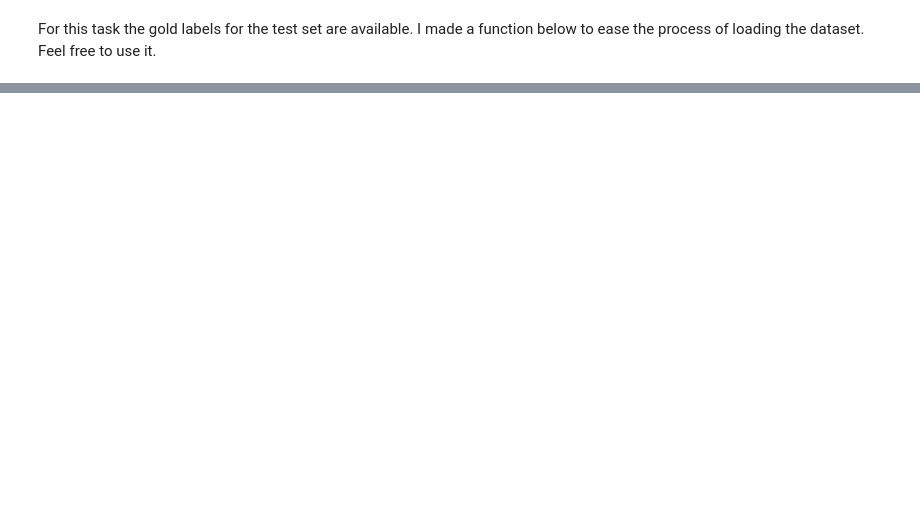
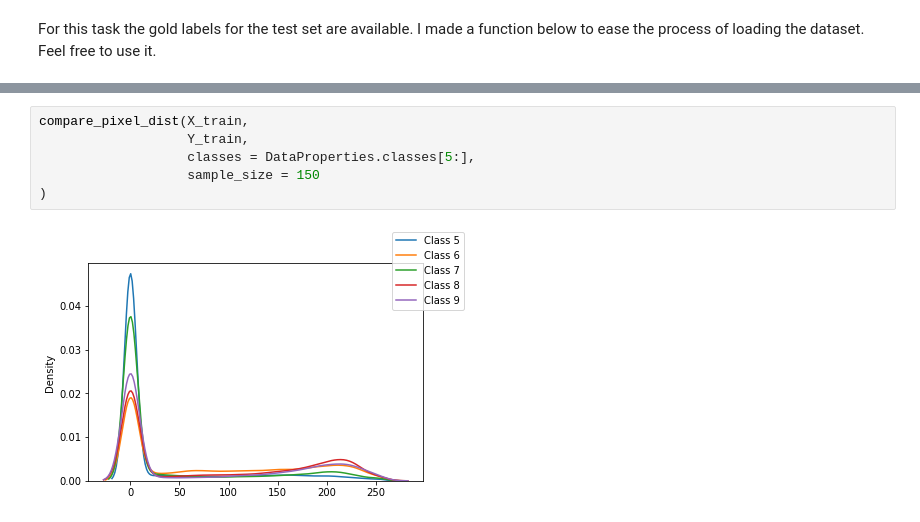
Before and after one commit to PashaIanko/ClothesClassifier, a Jupyter notebook: main.ipynb, the cells around one changed output, grey strips where cells are left out. Cells and saved outputs as stored; diff of their text form; blank space fills up the shorter version.

```diff
--- a/main.ipynb
+++ b/main.ipynb
@@ -23,0 +119,8 @@ print(X_train.shape, Y_train.shape, X_test.shape, Y_test.shape)
+# %%
+compare_pixel_dist(X_train,
+                   Y_train,
+                   classes = DataProperties.classes[5:],
+                   sample_size = 150
+)
+# %% [output]
+[figure, added]
```
Also changed, not shown: parts of 24 cells of this notebook.
